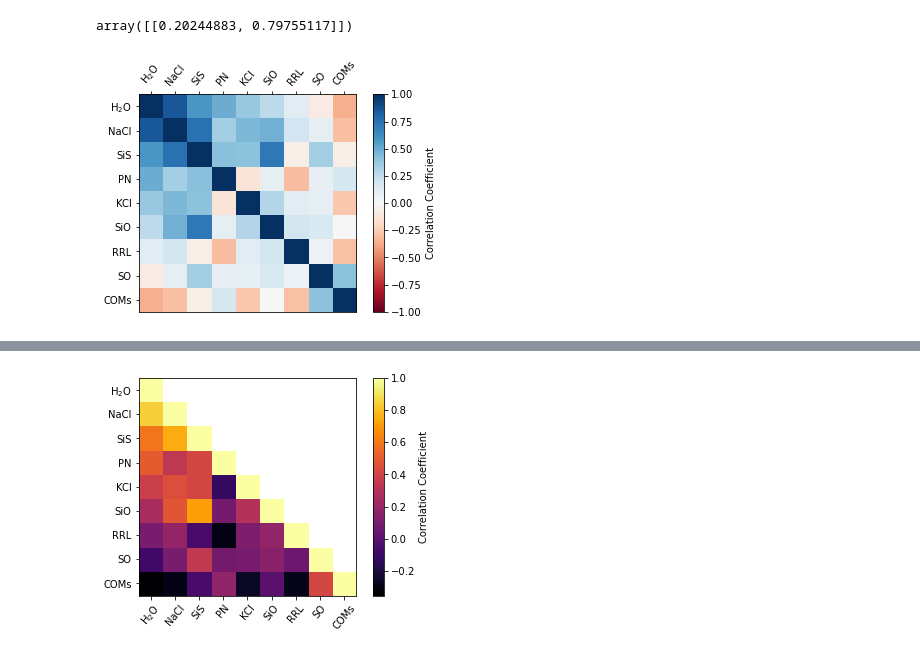
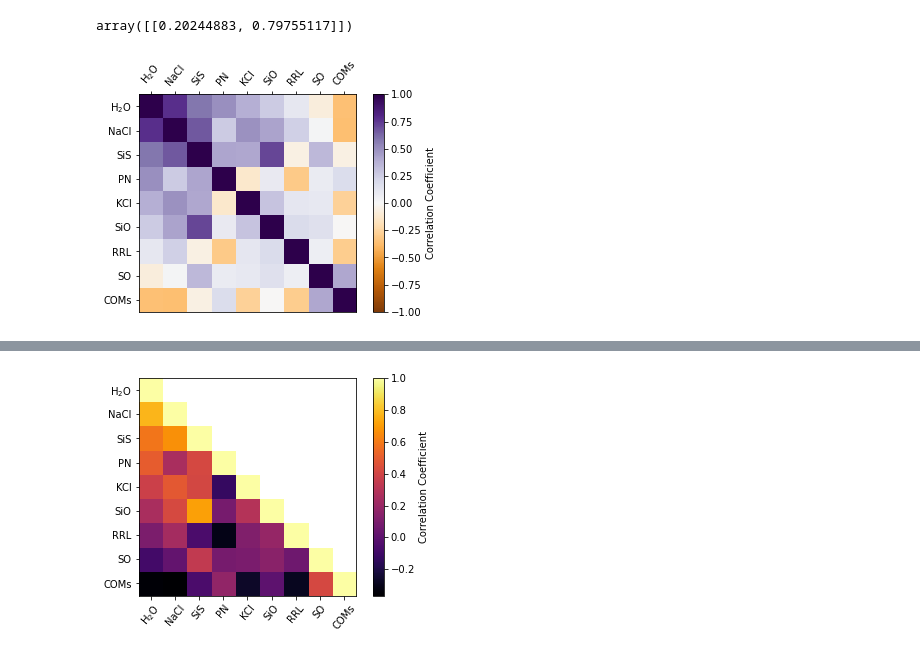
Before and after one commit to keflavich/saltmining, a Jupyter notebook: notebooks/SampleOverview.ipynb, the cells around one changed output, grey strips where cells are left out. Drawn from its saved outputs; the diff is of its cells as text; code cells hidden in the pictures.

```diff
--- a/notebooks/SampleOverview.ipynb
+++ b/notebooks/SampleOverview.ipynb
@@ -239,18 +239,18 @@ ccs[np.triu_indices(ccs.shape[0], 0)] = np.nan
 # %%
 fig = pl.figure()
 ax = pl.gca()
 ax.xaxis.tick_top()
 
-im = ax.imshow(np.corrcoef(btbl), cmap='RdBu', vmin=-1, vmax=1)
+im = ax.imshow(np.corrcoef(btbl), cmap='PuOr', vmin=-1, vmax=1)
 cb = pl.colorbar(mappable=im)
 cb.set_label("Correlation Coefficient")
 xloc,xlab = pl.xticks()
 pl.xticks(ticks=[0,1,2,3,4,5,6,7,8], labels=boolcols, rotation=50)
 pl.yticks(ticks=[0,1,2,3,4,5,6,7,8], labels=boolcols)
 pl.axis([-0.5,8.5,8.5,-0.5])
 fig.savefig("../figures/salt_water_so_sis_cross_correlation_redundant.png", bbox_inches='tight', dpi=300)
 # %% [output]
-[figure, old version]
+[figure, new version]
 # %%
 fig = pl.figure()
 ax = pl.gca()
```
Also changed, not shown: parts of 5 cells of this notebook, 9 other files.
